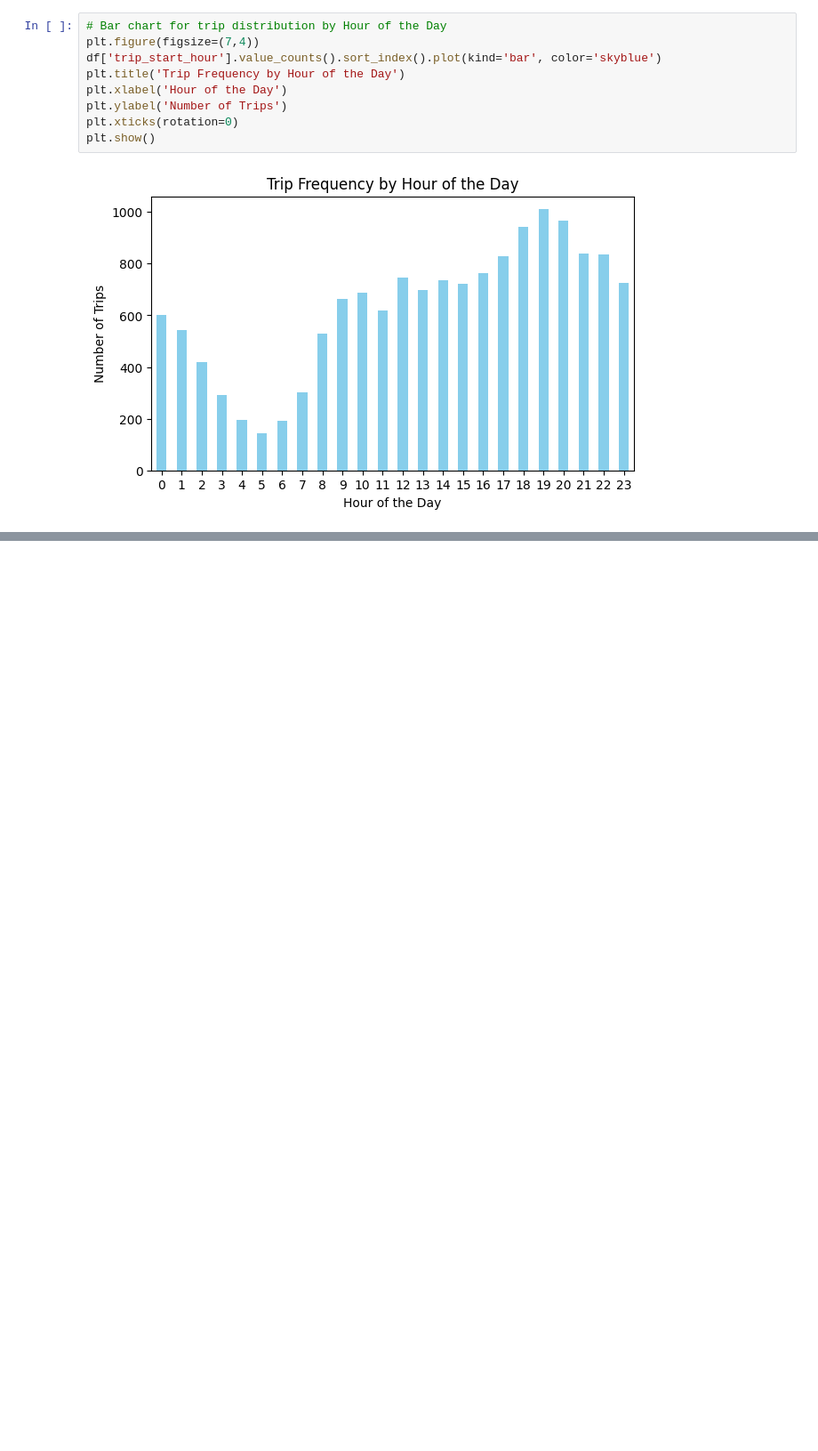
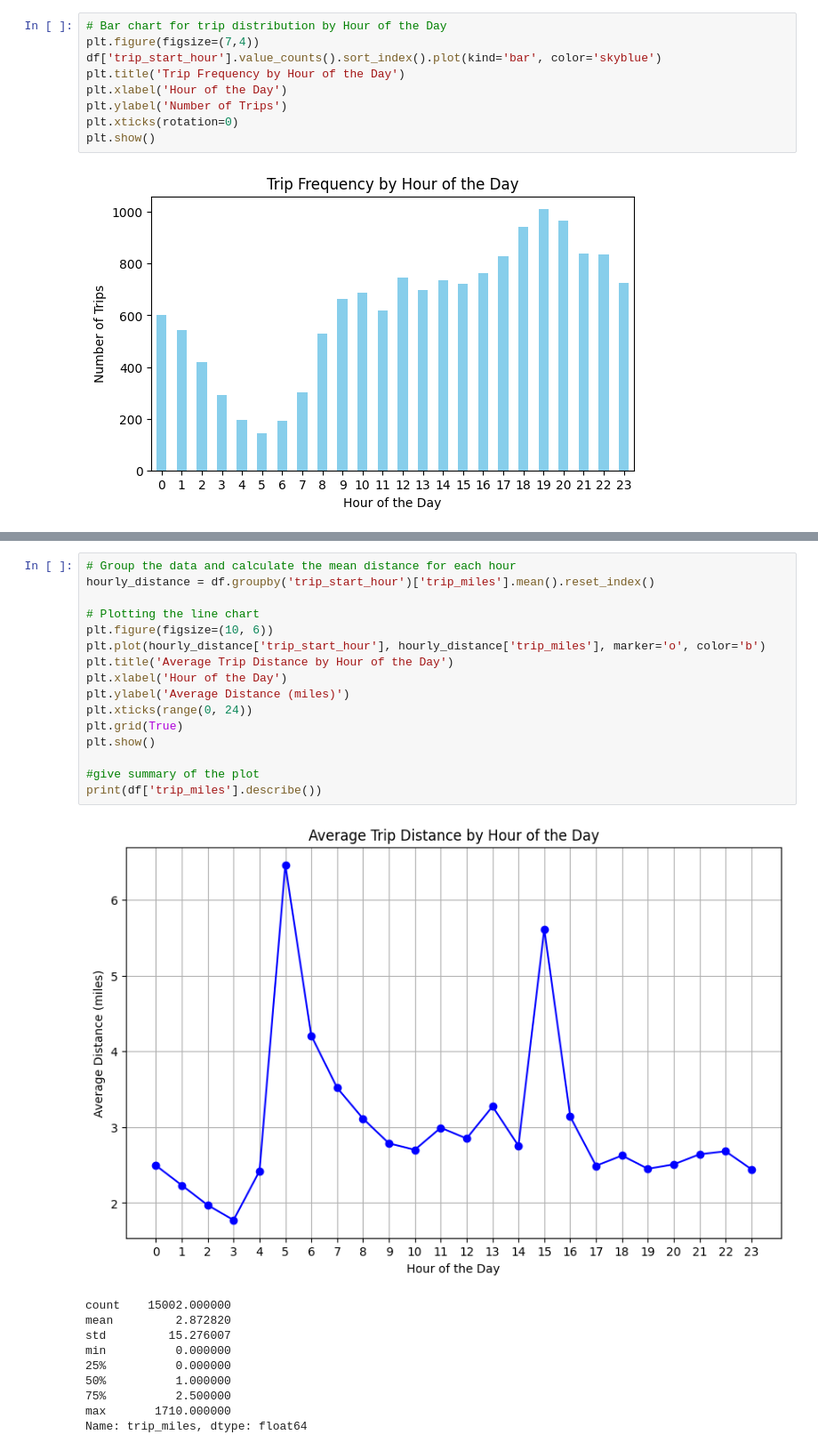
Before and after one commit to abhijain565aj/CS215-Assignment, a Jupyter notebook: A5-23B0903-23B0928-23B1057/Q2.ipynb, the cells around one changed output, grey strips where cells are left out. Shown: that part at 89% size. Drawn from its saved outputs; the diff is of its cells as text; blank space fills up the shorter version.

```diff
--- a/A5-23B0903-23B0928-23B1057/Q2.ipynb
+++ b/A5-23B0903-23B0928-23B1057/Q2.ipynb
@@ -203,0 +201,27 @@ plt.show()
+# %%
+# Group the data and calculate the mean distance for each hour
+hourly_distance = df.groupby('trip_start_hour')['trip_miles'].mean().reset_index()
+
+# Plotting the line chart
+plt.figure(figsize=(10, 6))
+plt.plot(hourly_distance['trip_start_hour'], hourly_distance['trip_miles'], marker='o', color='b')
+plt.title('Average Trip Distance by Hour of the Day')
+plt.xlabel('Hour of the Day')
+plt.ylabel('Average Distance (miles)')
+plt.xticks(range(0, 24))
+plt.grid(True)
+plt.show()
+
+#give summary of the plot
+print(df['trip_miles'].describe())
+# %% [output]
+[figure, added]
+count    15002.000000
+mean         2.872820
+std         15.276007
+min          0.000000
+25%          0.000000
+50%          1.000000
+75%          2.500000
+max       1710.000000
+Name: trip_miles, dtype: float64
```
Also changed, not shown: parts of 44 cells of this notebook, 2 other files.
